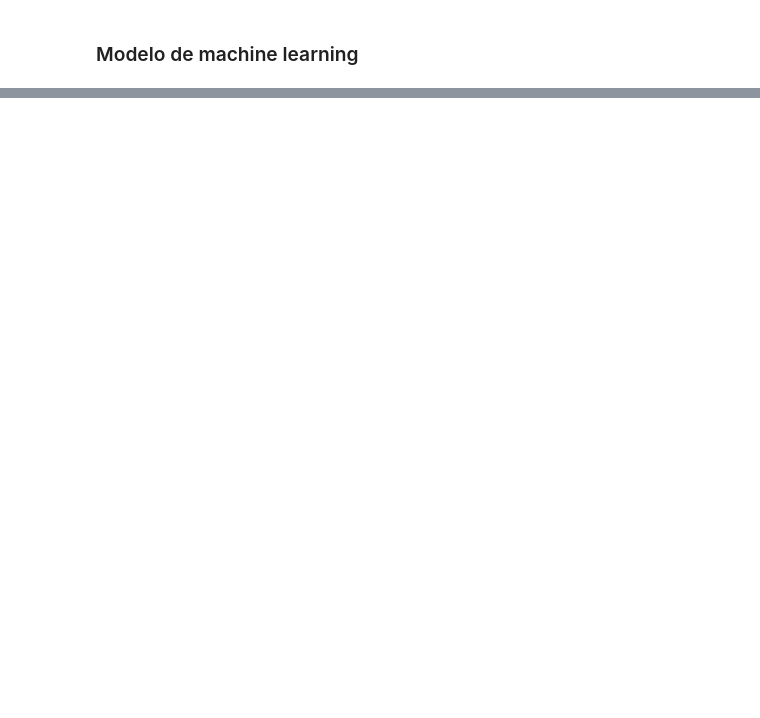
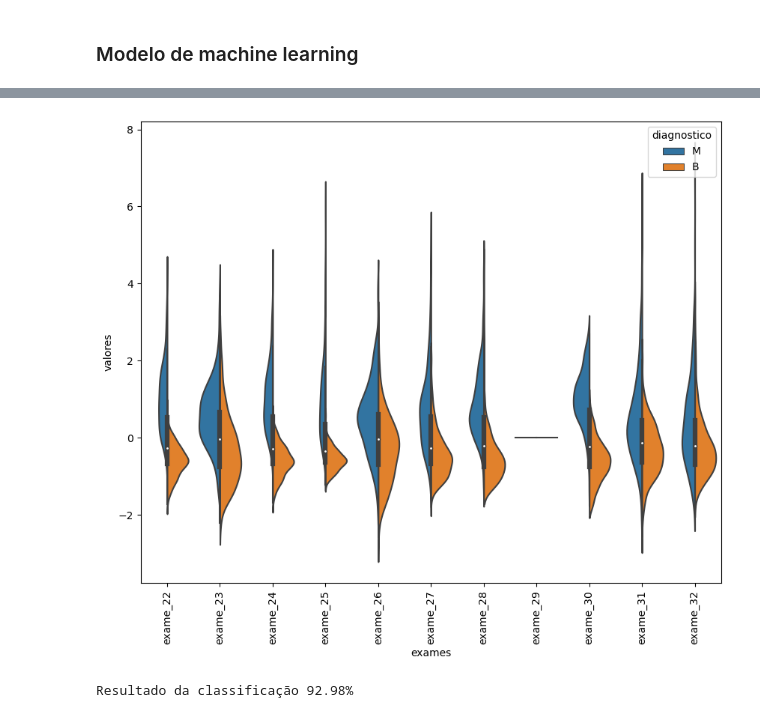
Before and after one commit to Marcus-Bernard0/data_science_alura, a Jupyter notebook: 21 - Machine Learning 2/Projeto.ipynb, the cells around one changed output, grey strips where cells are left out. Cells and saved outputs as stored; diff of their text form; code cells hidden in the pictures; blank space fills up the shorter version.

```diff
--- a/21 - Machine Learning 2/Projeto.ipynb
+++ b/21 - Machine Learning 2/Projeto.ipynb
@@ -172,0 +211,4 @@ NameError: name 'valores_exames_v1' is not defined
+# %%
+grafico_violin(valores_exames_v2, 21, 32)
+# %% [output]
+[figure, added]
@@ -172,0 +229,4 @@ NameError: name 'valores_exames_v1' is not defined
+# %%
+classificar(valores_exames_v3)
+# %% [output]
+Resultado da classificação 92.98%
```
Also changed, not shown: parts of 54 cells of this notebook.
